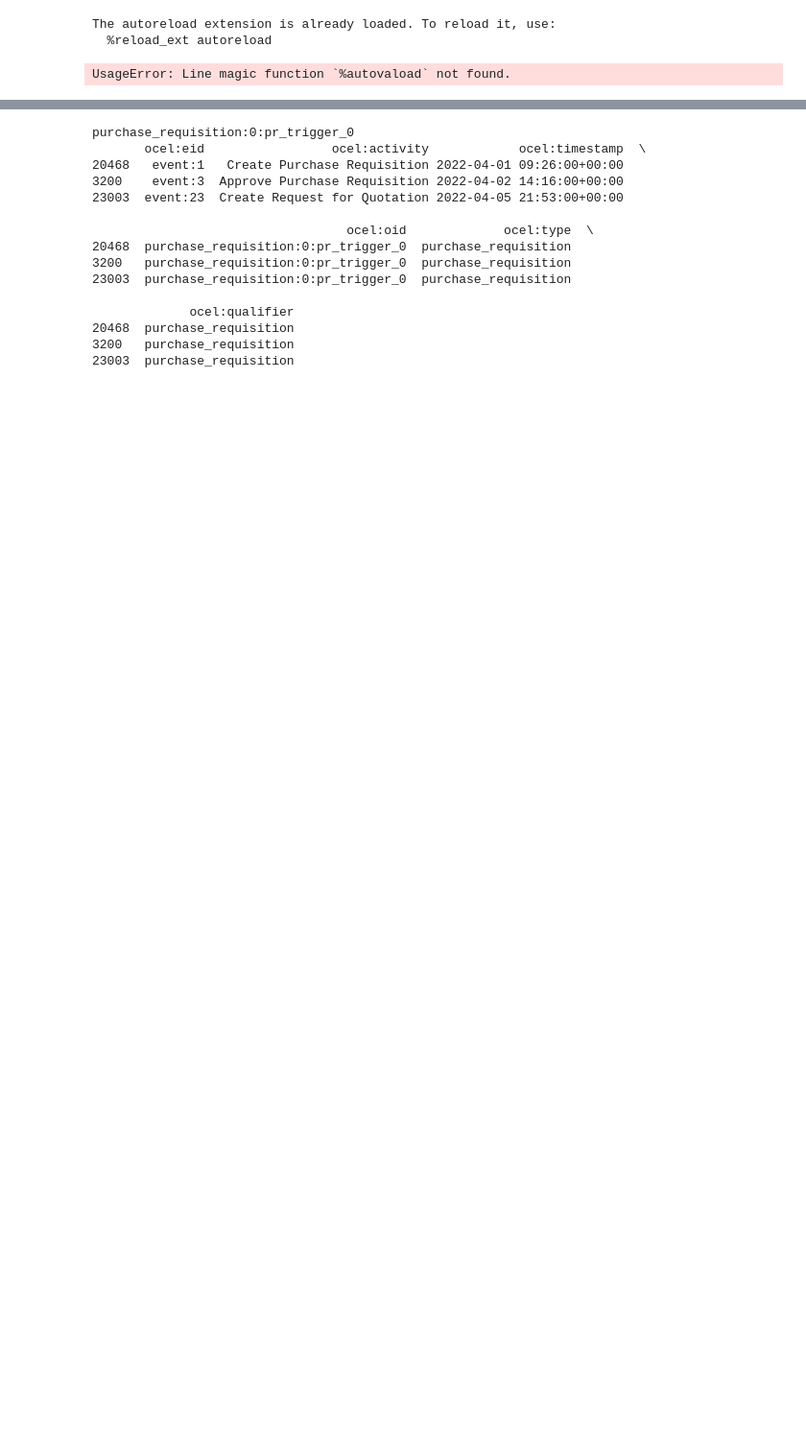
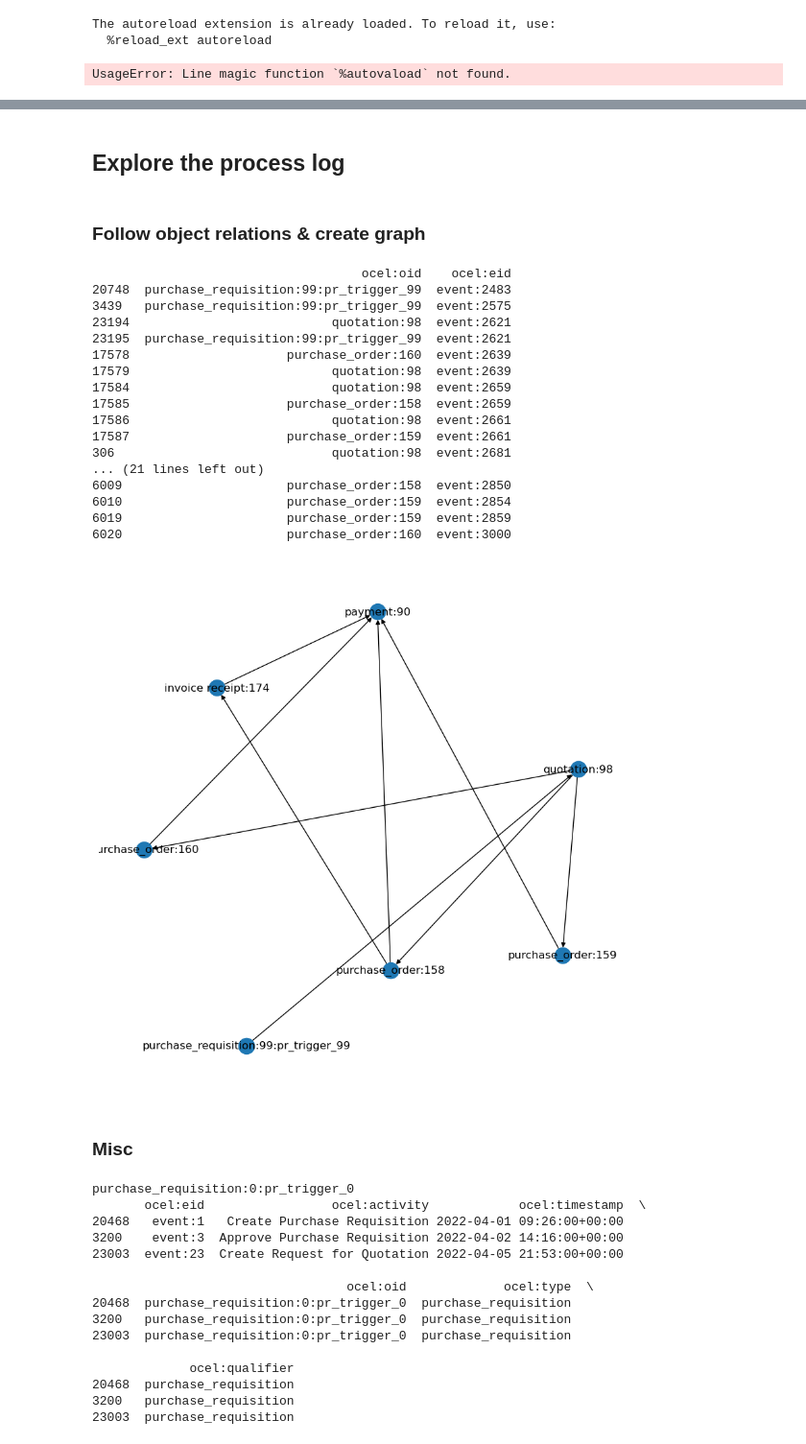
Before and after one commit to william-vw/pqn, a Jupyter notebook: convert/convert_log.ipynb, the cells around one changed output, grey strips where cells are left out. Shown at 96% size. Saved outputs shown, nothing was run; the diff lists cells and outputs as text; code cells hidden in the pictures; blank space fills up the shorter version.

```diff
--- a/convert/convert_log.ipynb
+++ b/convert/convert_log.ipynb
@@ -41,3 +59,71 @@ total time (ms): 73.136
+# %% [markdown]
+## Explore the process log
+# %% [markdown]
+### Follow object relations & create graph
+# %%
+import networkx as nx
+import matplotlib.pyplot as plt
+
+seed = 'purchase_requisition:99:pr_trigger_99'
+
+G = nx.DiGraph(height = "750px",
+                width = "100%")
+
+relations = {}; objects = []
+queue = [ seed ]
+
+while len(queue) > 0:
+    next = queue.pop()
+    objects.append(next)
+
+    result = log.o2o.loc[(log.o2o['ocel:oid']==next),]
+
+    for _, row in result.iterrows():
+        n1 = row['ocel:oid']; n2 = row['ocel:oid_2']
+        if n2.startswith('material'): continue
+        rel = (n1, n2)
+        if rel not in relations:
+            relations[rel] = True
+            G.add_edge(rel[0], rel[1])
+            queue.append(n2)
+
+# for _, row in log.relations.loc[log.relations['ocel:oid'].isin(objects),].iterrows():
+#     G.add_edge(row['ocel:eid'], row['ocel:oid'])
+
+print(log.relations.loc[log.relations['ocel:oid'].isin(objects),[ 'ocel:oid', 'ocel:eid' ]])
+
+plt.figure(figsize=(8,8))
+pos = nx.spring_layout(G, scale=3, k=3)
+nx.draw(G, pos, with_labels=True)
+plt.show()
+
+
+# log.o2o.loc[log.o2o['ocel:oid']=='quotation:0',]
+# log.o2o.loc[log.o2o['ocel:oid']=='purchase_order:2',]
+# log.o2o.loc[log.o2o['ocel:oid_2']=='payment:2',]
+
+# log.o2o.loc[log.o2o['ocel:oid_2']=='material:1',]
+# %% [output]
+                                    ocel:oid    ocel:eid
+20748  purchase_requisition:99:pr_trigger_99  event:2483
+3439   purchase_requisition:99:pr_trigger_99  event:2575
+23194                           quotation:98  event:2621
+23195  purchase_requisition:99:pr_trigger_99  event:2621
+17578                     purchase_order:160  event:2639
+17579                           quotation:98  event:2639
+17584                           quotation:98  event:2659
+17585                     purchase_order:158  event:2659
+17586                           quotation:98  event:2661
+17587                     purchase_order:159  event:2661
+306                             quotation:98  event:2681
+... (21 lines left out)
+6009                      purchase_order:158  event:2850
+6010                      purchase_order:159  event:2854
+6019                      purchase_order:159  event:2859
+6020                      purchase_order:160  event:3000
+[figure, added]
+# %% [markdown]
+### Misc
 # %%
 cases = log.relations.loc[log.relations['ocel:type']=='purchase_requisition',]
 groups = cases.sort_values(by='ocel:timestamp').groupby('ocel:oid')
```
Also changed, not shown: parts of 9 cells of this notebook, 15 other files.
